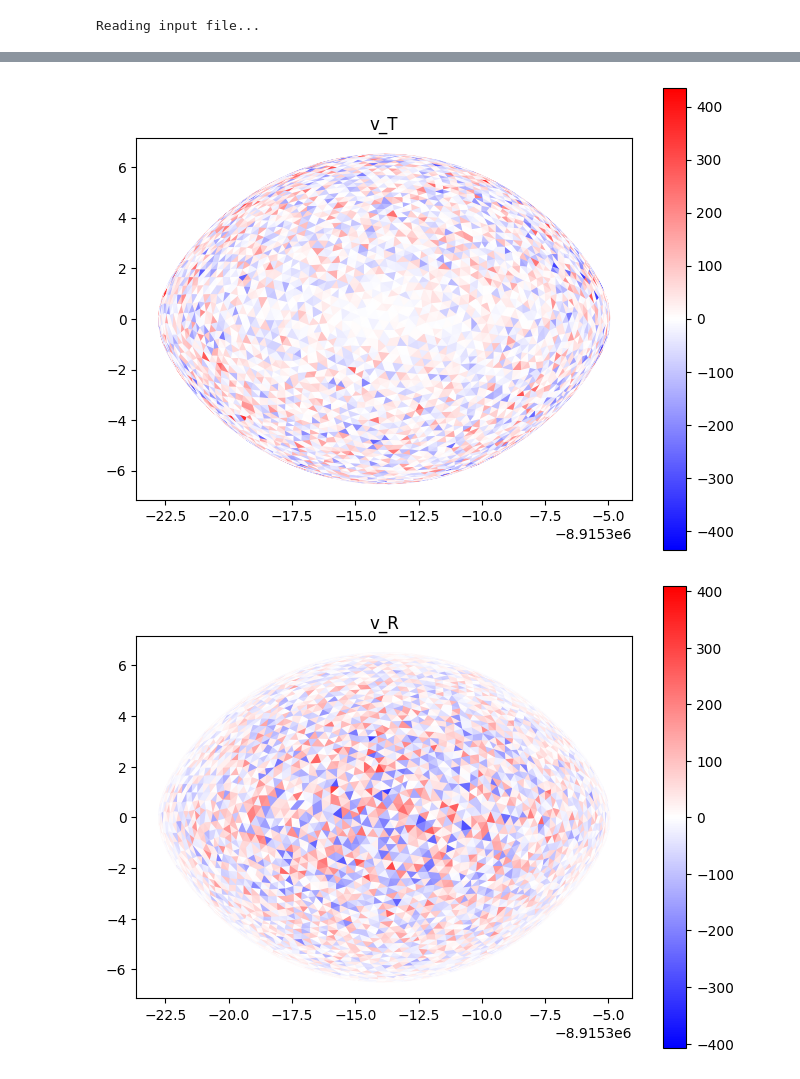
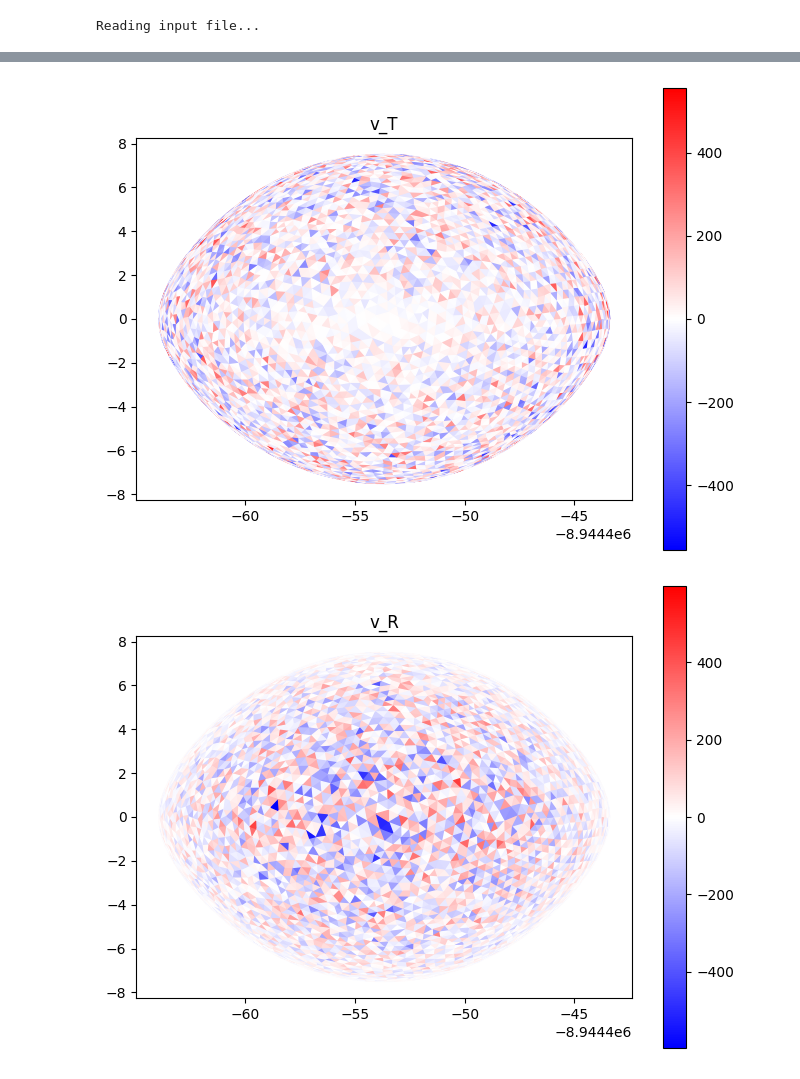
Before and after one commit to Ankurjyoti07/spamms_dev, a Jupyter notebook: notebooks/Macro_tests.ipynb, the cells around one changed output, grey strips where cells are left out. Cells and saved outputs as stored; diff of their text form; code cells hidden in the pictures.

Commit message:
reading zetas from inputs

```diff
--- a/notebooks/Macro_tests.ipynb
+++ b/notebooks/Macro_tests.ipynb
@@ -18,5 +18,5 @@ PHOEBE: passband "Johnson:V" has a newer version available.  Run phoebe.list_pas
 # %%
-input_file = 'input_macro_test.txt'
+input_file = '/home/c4011027/PhD_stuff/SPAMMS/notebooks/input_macro_test.txt'
 fit_param_values, abund_param_values, line_list, io_dict = sp.read_input_file(input_file)
 times, obs_specs = sp.get_obs_spec_and_times(io_dict)
 
@@ -26,3 +46,3 @@ Reading input file...
 # %%
-run_dictionary = run_dictionaries[2] # CHANGE THIS TO SELECT WHICH MODEL TO PLOT If using the unchanged input file, 0 is no rotation, 1 is 0.25 crit, and 2 is 0.9 crit
+run_dictionary = run_dictionaries[4] # CHANGE THIS TO SELECT WHICH MODEL TO PLOT If using the unchanged input file, 0 is no rotation, 1 is 0.25 crit, and 2 is 0.9 crit
 s = sp.run_sb_phoebe_model(times, abund_param_values, io_dict, run_dictionary)
@@ -108,7 +131,7 @@ inds = (phcb['mesh@primary@mesh01@mus'].get_value() >= 0)
 inds = (viss > 0)
 
 
-zeta_T = np.random.normal(0, 250, size=inds.shape[0])
+zeta_T = np.random.normal(0, 350, size=inds.shape[0])
 theta_T = np.random.uniform(0, 2*np.pi, size=inds.shape[0])
 theta_mu = np.arccos(mus)
 v_T = 0.5 * zeta_T * np.sin(theta_mu) * np.cos(theta_T)
@@ -134,42 +157,42 @@ fig.colorbar(cm.ScalarMappable(norm=norm, cmap='bwr'), ax=axs)
 plt.title('v_T')
 plt.show()
 # %% [output]
-[figure, old version]
+[figure, new version]
 # %%
 pccall = PolyCollection
 polygons = np.concatenate((xs[:,:,np.newaxis], ys[:,:,np.newaxis]), axis=2)
 
 
 viss = phcb['visibilities@primary'].get_value()
 inds = (phcb['mesh@primary@mesh01@mus'].get_value() >= 0)
 inds = (viss > 0)
 
 
-zeta_R = np.random.normal(0, 250, size=inds.shape[0])
+zeta_R = np.random.normal(0, 350, size=inds.shape[0])
 v_R = 0.5 * zeta_R * mus
 
 
 fc = v_R
 norm = colors.Normalize(vmin=-1 * np.max(np.abs(fc)), vmax=np.max(np.abs(fc)))
 
 z_values = phcb['ws@primary'].get_value()
 zinds = np.argsort(z_values[inds])
 
 # norm = colors.Normalize(vmin=29000, vmax=48000)
 pc = pccall(polygons[inds][zinds],
             edgecolors=cm.bwr(norm(fc[inds][zinds])),
 #             edgecolors='black',
             facecolors=cm.bwr(norm(fc[inds][zinds])))
 fig, axs = plt.subplots(1,1, figsize = (8,6))
 axs.add_collection(pc)
 axs.set_aspect('equal')
 axs.axis('scaled')
 # axs[0].autoscale_view()
 fig.colorbar(cm.ScalarMappable(norm=norm, cmap='bwr'), ax=axs)
 plt.title('v_R')
 plt.show()
 # %% [output]
-[figure, old version]
+[figure, new version]
 # %%
 pccall = PolyCollection
 polygons = np.concatenate((xs[:,:,np.newaxis], ys[:,:,np.newaxis]), axis=2)
```
Also changed, not shown: parts of 11 cells of this notebook, 2 other files.
